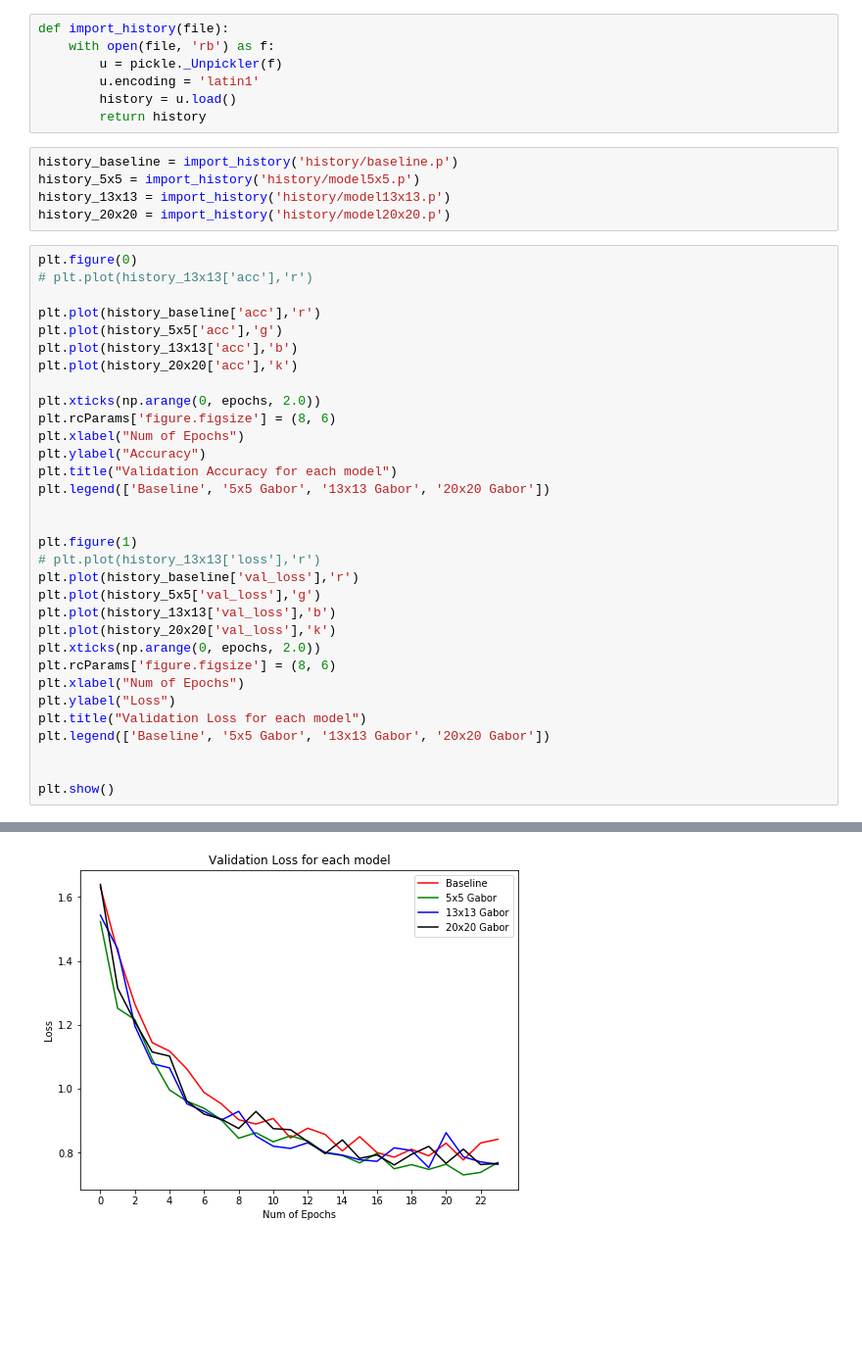
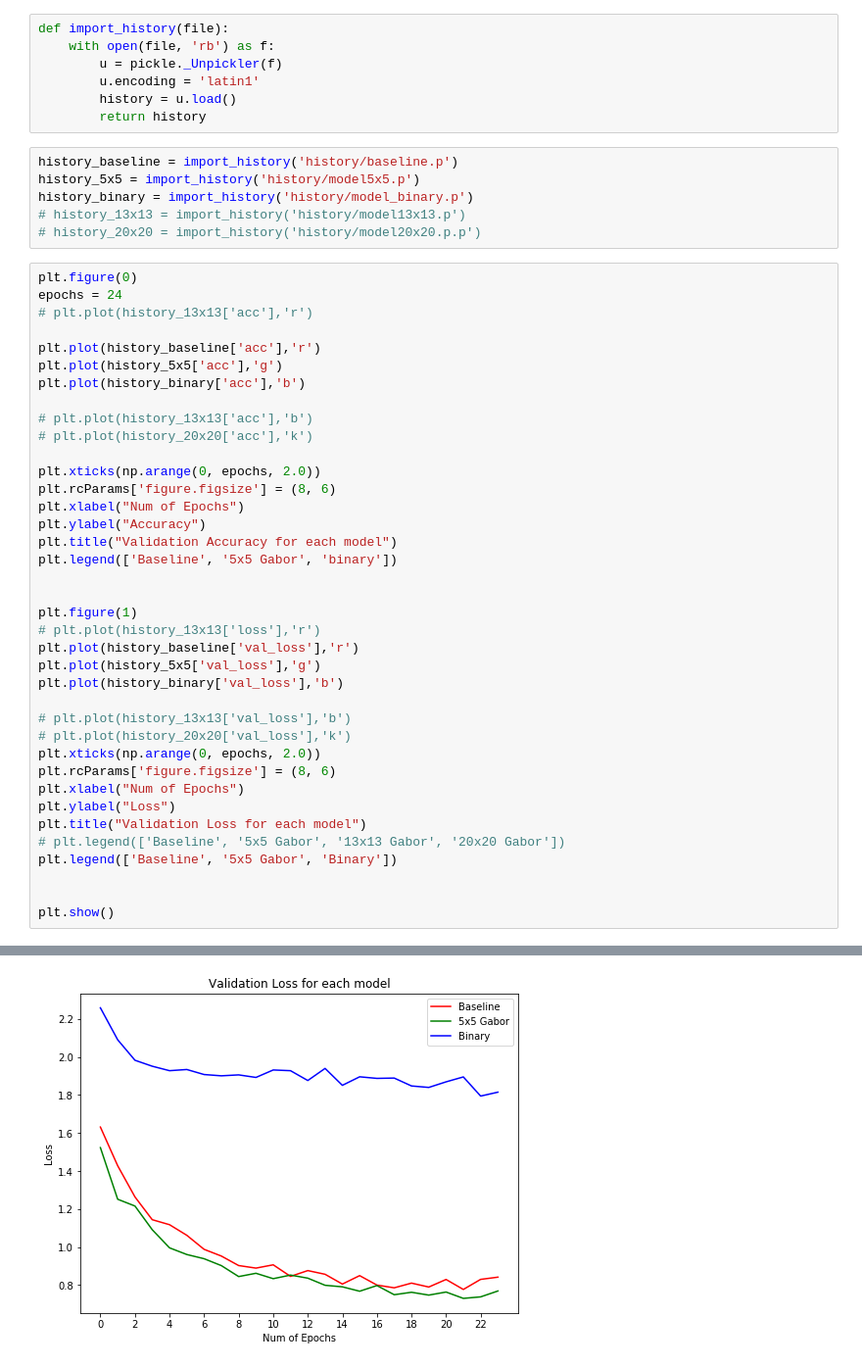
Before and after one commit to halleheho1/Gabor-CNN-CIFAR-10, a Jupyter notebook: Model evaluation.ipynb, the cells around one changed output, grey strips where cells are left out. Shown: that part at 98% size. Saved outputs shown, nothing was run; the diff lists cells and outputs as text; blank space fills up the shorter version.

Commit message:
Add custom gabor for rgb images

```diff
--- a/Model evaluation.ipynb
+++ b/Model evaluation.ipynb
@@ -11,37 +12,44 @@ def import_history(file):
 # %%
 history_baseline = import_history('history/baseline.p')
 history_5x5 = import_history('history/model5x5.p')
-history_13x13 = import_history('history/model13x13.p')
-history_20x20 = import_history('history/model20x20.p')
+history_binary = import_history('history/model_binary.p')
+# history_13x13 = import_history('history/model13x13.p')
+# history_20x20 = import_history('history/model20x20.p.p')
 # %%
 plt.figure(0)
+epochs = 24
 # plt.plot(history_13x13['acc'],'r')
 
 plt.plot(history_baseline['acc'],'r')
 plt.plot(history_5x5['acc'],'g')
-plt.plot(history_13x13['acc'],'b')
-plt.plot(history_20x20['acc'],'k')
+plt.plot(history_binary['acc'],'b')
+
+# plt.plot(history_13x13['acc'],'b')
+# plt.plot(history_20x20['acc'],'k')
 
 plt.xticks(np.arange(0, epochs, 2.0))
 plt.rcParams['figure.figsize'] = (8, 6)
 plt.xlabel("Num of Epochs")
 plt.ylabel("Accuracy")
 plt.title("Validation Accuracy for each model")
-plt.legend(['Baseline', '5x5 Gabor', '13x13 Gabor', '20x20 Gabor'])
+plt.legend(['Baseline', '5x5 Gabor', 'binary'])
 
 
 plt.figure(1)
 # plt.plot(history_13x13['loss'],'r')
 plt.plot(history_baseline['val_loss'],'r')
 plt.plot(history_5x5['val_loss'],'g')
-plt.plot(history_13x13['val_loss'],'b')
-plt.plot(history_20x20['val_loss'],'k')
+plt.plot(history_binary['val_loss'],'b')
+
+# plt.plot(history_13x13['val_loss'],'b')
+# plt.plot(history_20x20['val_loss'],'k')
 plt.xticks(np.arange(0, epochs, 2.0))
 plt.rcParams['figure.figsize'] = (8, 6)
 plt.xlabel("Num of Epochs")
 plt.ylabel("Loss")
 plt.title("Validation Loss for each model")
-plt.legend(['Baseline', '5x5 Gabor', '13x13 Gabor', '20x20 Gabor'])
+# plt.legend(['Baseline', '5x5 Gabor', '13x13 Gabor', '20x20 Gabor'])
+plt.legend(['Baseline', '5x5 Gabor', 'Binary'])
 
 
 plt.show()
@@ -50 +58 @@ plt.show()
-[figure, old version]
+[figure, new version]
```
Also changed, not shown: parts of 2 cells of this notebook, 3 other files.
